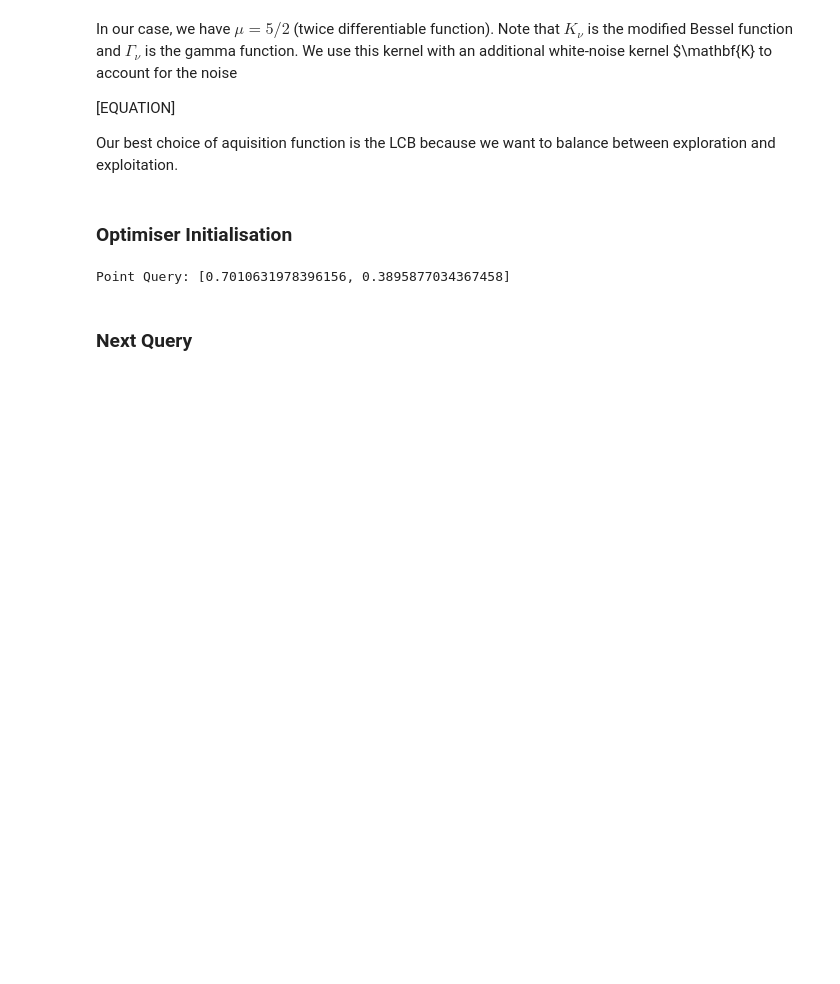
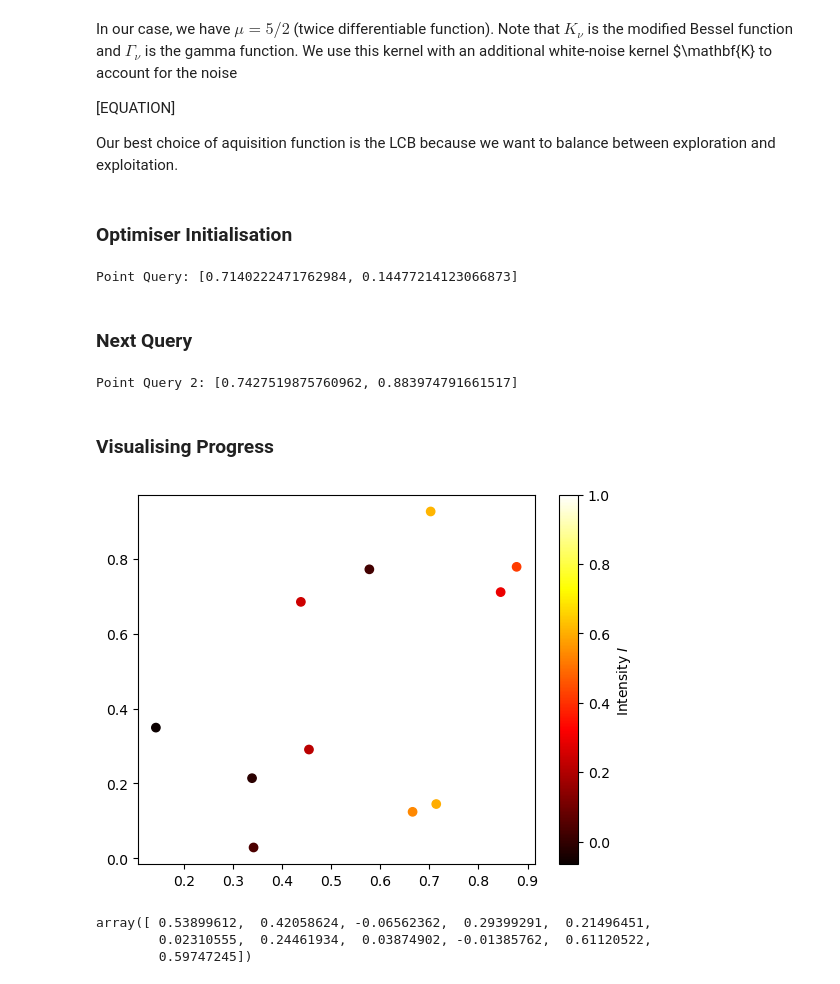
Before and after one commit to prithvi-ramrucha/Capstone-Project, a Jupyter notebook: Function 2/Function 2.ipynb, the cells around one changed output. Drawn from its saved outputs; the diff is of its cells as text; code cells hidden in the pictures; blank space fills up the shorter version.

```diff
--- a/Function 2/Function 2.ipynb
+++ b/Function 2/Function 2.ipynb
@@ -88,7 +88,7 @@ space = [Real(0, 1, name="x1"),
 
 # Creating the kernel for the GPR,
 kernel = ConstantKernel(1.0) * Matern(
-    length_scale=(0.25, 0.25),
+    length_scale=(0.1, 0.1),
     length_scale_bounds=(1e-2, 1.0),
     nu = 5/2) + WhiteKernel(noise_level=1.0)
 
@@ -104,7 +104,7 @@ opt = Optimizer(
     dimensions=space,
     base_estimator=gpr,
     acq_func="LCB",
-    acq_func_kwargs={"kappa": 1.0},
+    acq_func_kwargs={"kappa": 2.0},
     random_state=0
 )
 
@@ -122,15 +122,15 @@ dump(opt, "bayes_opt_state_iter0.joblib")
 # Printing point query,
 print(f"Point Query: {point_query}")
 # %% [output]
-Point Query: [0.7010631978396156, 0.3895877034367458]
+Point Query: [0.7140222471762984, 0.14477214123066873]
 # %% [markdown]
 ### Next Query
 # %%
 current_query = 1
 
 # Input the new evaluation,
-X_new = [[]]
-y_new = []
+X_new = [[0.714022, 0.144772]]
+y_new = [0.5974724463060992]
 
 # Loading the previous state of the optimiser,
 opt = load(f"bayes_opt_state_iter{current_query - 1}.joblib")
@@ -146,3 +146,32 @@ dump(opt, f"bayes_opt_state_iter{current_query}.joblib")
 
 # Printing point query,
 print(f"Point Query {current_query + 1}: {point_query}")
+# %% [output]
+Point Query 2: [0.7427519875760962, 0.883974791661517]
+# %% [markdown]
+### Visualising Progress
+# %%
+# Loading know evaluations,
+X, y = np.load("initial_inputs.npy"), np.load("initial_outputs.npy")
+
+# New evaluations,
+X_new = [[0.714022, 0.144772]]
+y_new = [0.5974724463060992]
+
+# Concatenating,
+X = np.concatenate((X, X_new), axis=0)
+y = np.concatenate((y, y_new), axis=0)
+
+# Plotting,
+plt.scatter(X.T[0], X.T[1], c=y, cmap="hot", vmax=1)
+plt.plot()
+plt.colorbar(label="Intensity $I$")
+plt.show()
+# %% [output]
+[figure, added]
+# %%
+y
+# %% [output]
+array([ 0.53899612,  0.42058624, -0.06562362,  0.29399291,  0.21496451,
+        0.02310555,  0.24461934,  0.03874902, -0.01385762,  0.61120522,
+        0.59747245])
```
Also changed, not shown: parts of 1 cell of this notebook, 18 other files.
